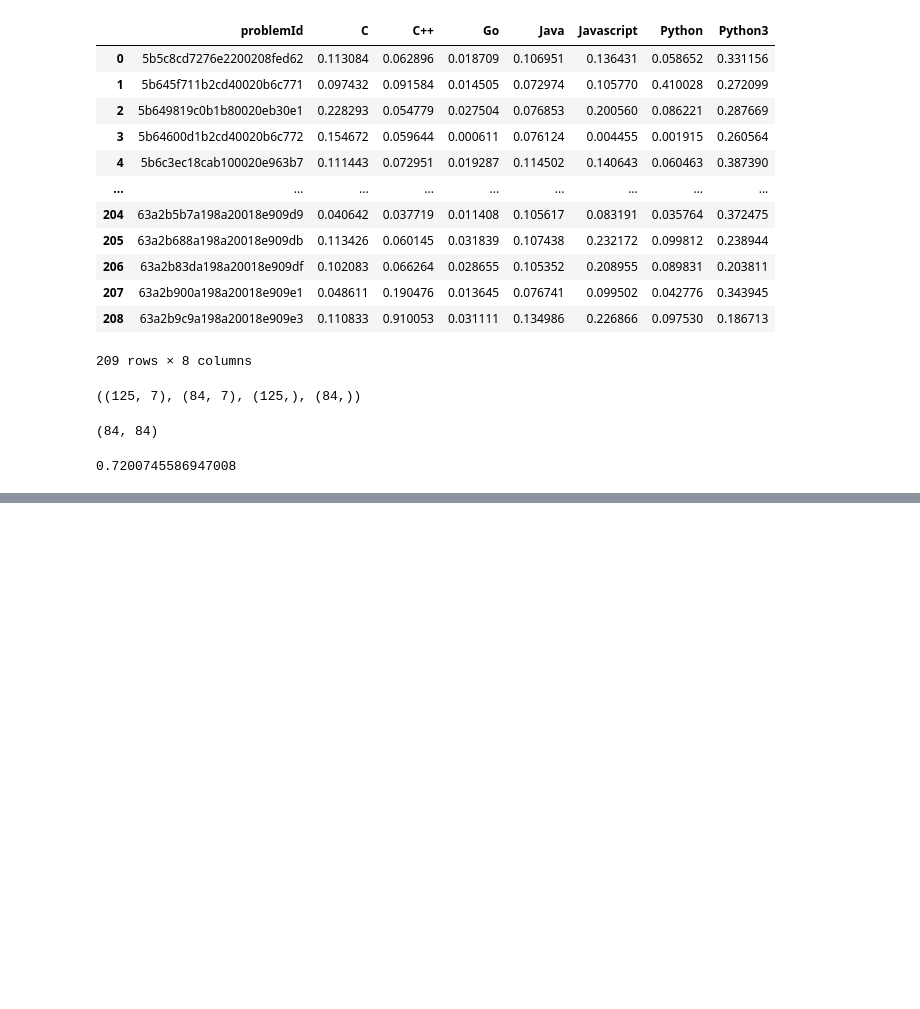
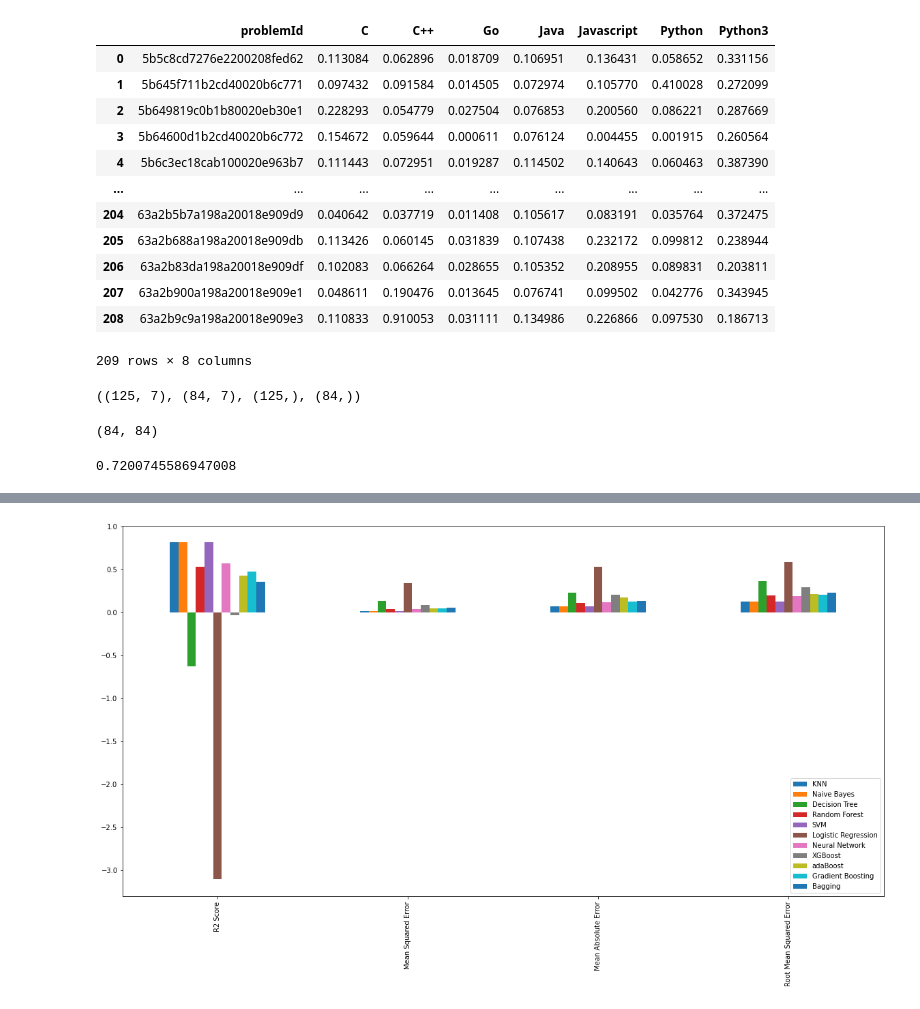
Before and after one commit to siesgstarena/labs, a Jupyter notebook: recommendation_system/problem_recommendation/evaluate/evaluate.ipynb, the cells around one changed output, grey strips where cells are left out. Saved outputs shown, nothing was run; the diff lists cells and outputs as text; code cells hidden in the pictures; blank space fills up the shorter version.

```diff
--- a/recommendation_system/problem_recommendation/evaluate/evaluate.ipynb
+++ b/recommendation_system/problem_recommendation/evaluate/evaluate.ipynb
@@ -104,0 +366,9 @@ Evaluate(x_train,x_test,y_train,y_test)
+# %%
+from sklearn.ensemble import BaggingClassifier
+
+bag = BaggingClassifier()
+bag.fit(x_train, y_train)
+y_pred_bag = bag.predict(x_test)
+# %%
+y_pred_bag_sum = calypred_sum(y_pred_bag)
+y_test_bag_sum = calytest_sum(y_test)
@@ -104,0 +382,2 @@ Evaluate(x_train,x_test,y_train,y_test)
+# %%
+eval['Bagging'] = {'r2_score':r2_score(y_test_bag_sum,y_pred_bag_sum),'mean_squared_error':mean_squared_error(y_test_bag_sum,y_pred_bag_sum),'mean_absolute_error':mean_absolute_error(y_test_bag_sum,y_pred_bag_sum),'root_mean_squared_error':sqrt(mean_squared_error(y_test_bag_sum,y_pred_bag_sum))}
@@ -104,0 +417,3 @@ Evaluate(x_train,x_test,y_train,y_test)
+# %%
+evaldf = pd.DataFrame(eval)
+evaldf
@@ -104,0 +426,6 @@ Evaluate(x_train,x_test,y_train,y_test)
+# %%
+# ploting the histogram
+evaldf.plot(kind='bar',figsize=(20,10))
+plt.show()
+# %% [output]
+[figure, added]
```
Also changed, not shown: parts of 76 cells of this notebook.
